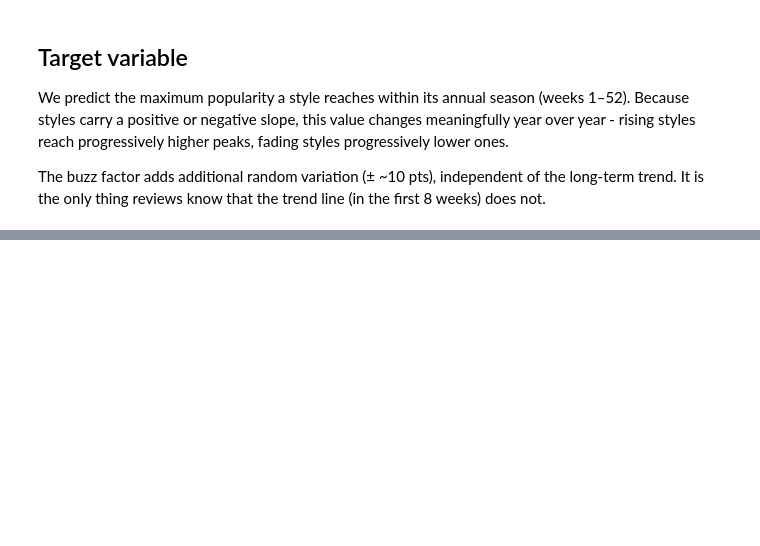
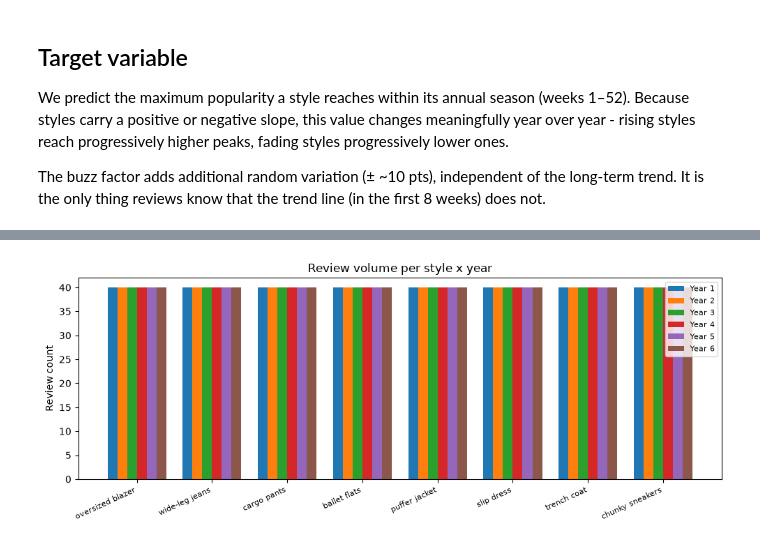
Before and after one commit to radostinaaa/fashion-peak-prediction, a Jupyter notebook: 00_overview_and_data.ipynb, the cells around one changed output, grey strips where cells are left out. Drawn from its saved outputs; the diff is of its cells as text; code cells hidden in the pictures; blank space fills up the shorter version.

```diff
--- a/00_overview_and_data.ipynb
+++ b/00_overview_and_data.ipynb
@@ -179,0 +228,20 @@ reviews.head()
+# %%
+# Plot 2: Review volume per style x year
+vol     = reviews.groupby(['style', 'year']).size().reset_index(name='count')
+vol_piv = vol.pivot(index='style', columns='year', values='count').fillna(0)
+
+fig, ax = plt.subplots(figsize=(10, 4))
+x, w = np.arange(len(STYLE_NAMES)), 0.13
+for y in range(N_YEARS):
+    counts = [vol_piv.loc[s, y] if s in vol_piv.index else 0 for s in STYLE_NAMES]
+    ax.bar(x + y * w, counts, w, label=f'Year {y+1}')
+ax.set_xticks(x + w * 2.5)
+ax.set_xticklabels(STYLE_NAMES, rotation=25, ha='right', fontsize=8)
+ax.set_ylabel('Review count')
+ax.set_title('Review volume per style x year')
+ax.legend(fontsize=8)
+plt.tight_layout()
+plt.savefig(RESULTS_DIR / 'fig_review_vol.png', dpi=100)
+plt.show()
+# %% [output]
+[figure, added]
```
Also changed, not shown: parts of 7 cells of this notebook, 5 other files.
